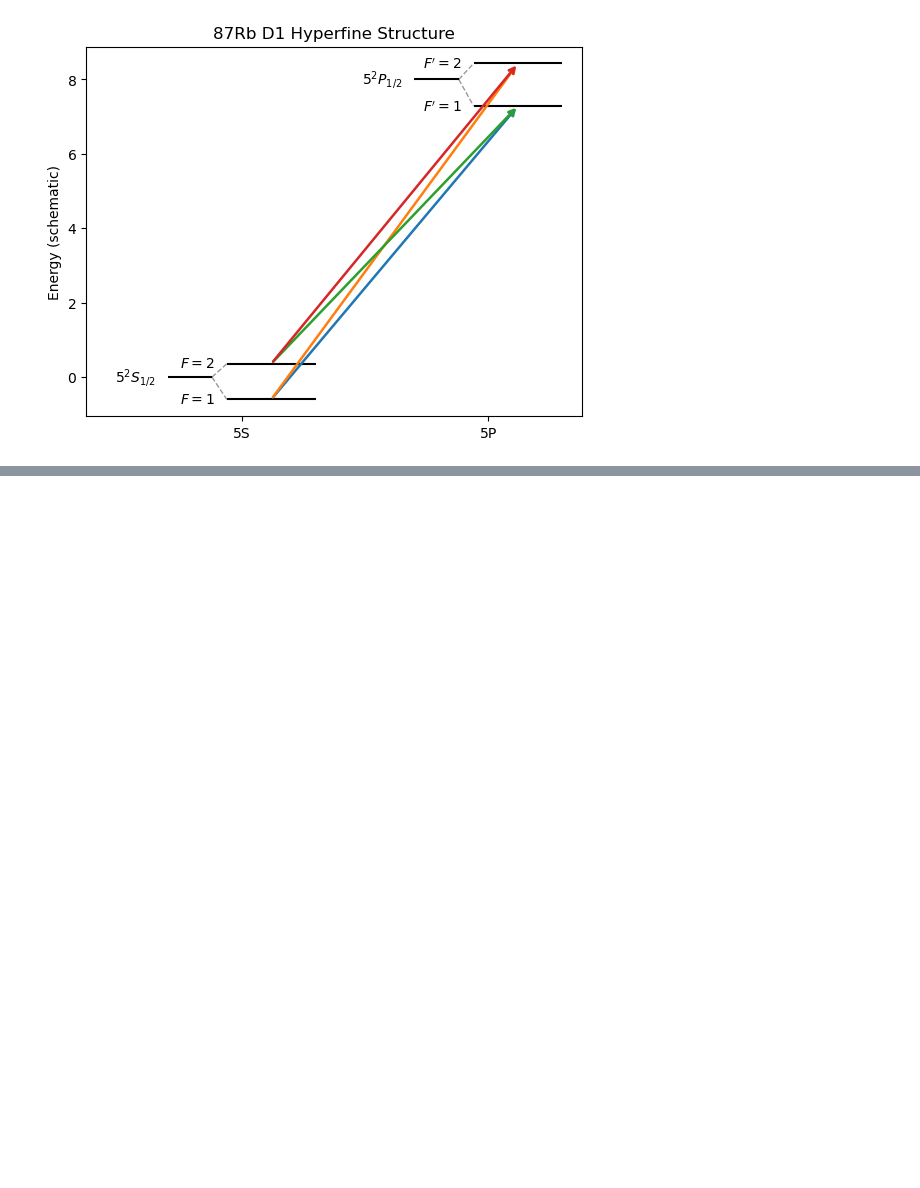
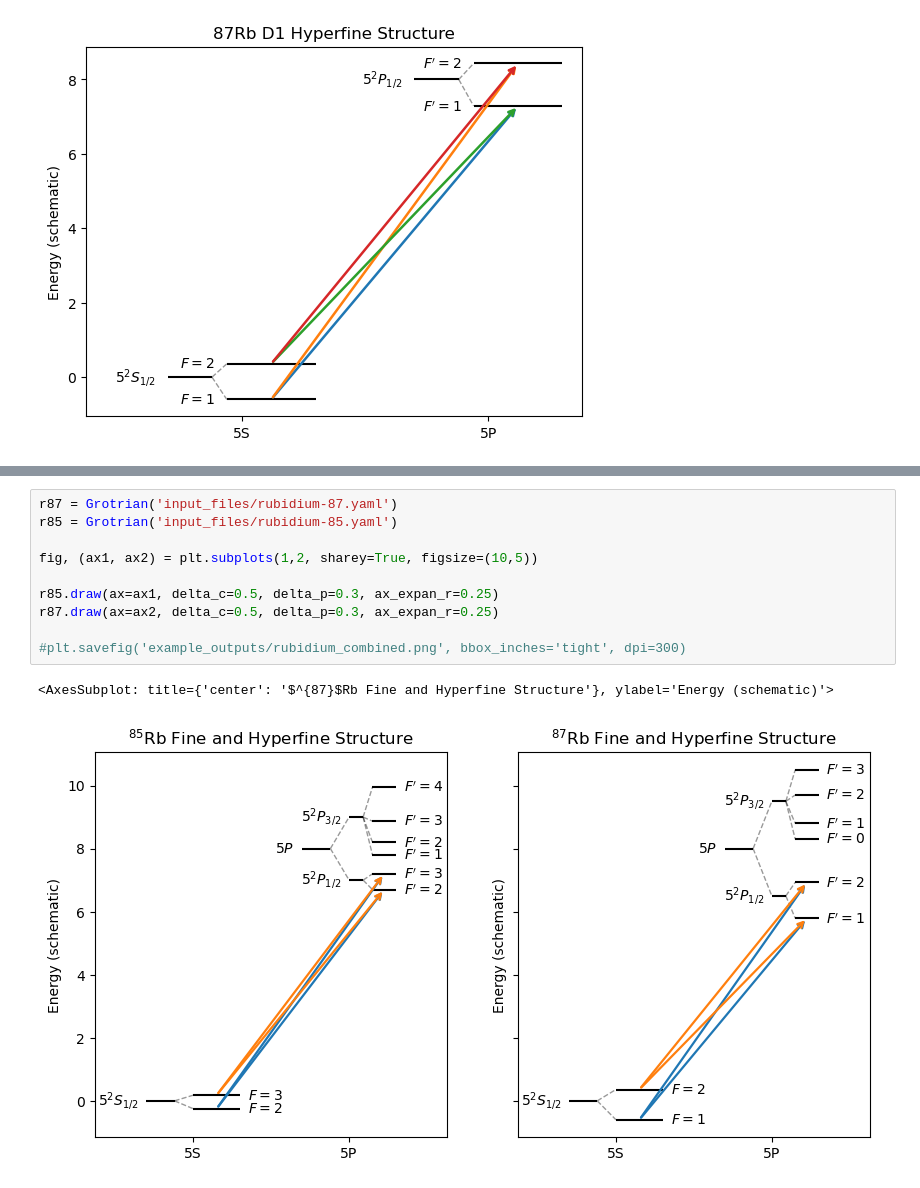
Before and after one commit to jaymz07/Grotrian, a Jupyter notebook: run.ipynb, the cells around one changed output, grey strips where cells are left out. Drawn from its saved outputs; the diff is of its cells as text; blank space fills up the shorter version.

```diff
--- a/run.ipynb
+++ b/run.ipynb
@@ -32,0 +46,13 @@ plt.gca().get_yaxis().set_visible(False)
+# %%
+r87 = Grotrian('input_files/rubidium-87.yaml')
+r85 = Grotrian('input_files/rubidium-85.yaml')
+
+fig, (ax1, ax2) = plt.subplots(1,2, sharey=True, figsize=(10,5))
+
+r85.draw(ax=ax1, delta_c=0.5, delta_p=0.3, ax_expan_r=0.25)
+r87.draw(ax=ax2, delta_c=0.5, delta_p=0.3, ax_expan_r=0.25)
+
+#plt.savefig('example_outputs/rubidium_combined.png', bbox_inches='tight', dpi=300)
+# %% [output]
+<AxesSubplot: title={'center': '$^{87}$Rb Fine and Hyperfine Structure'}, ylabel='Energy (schematic)'>
+[figure, added]
```
Also changed, not shown: parts of 2 cells of this notebook, 6 other files.
